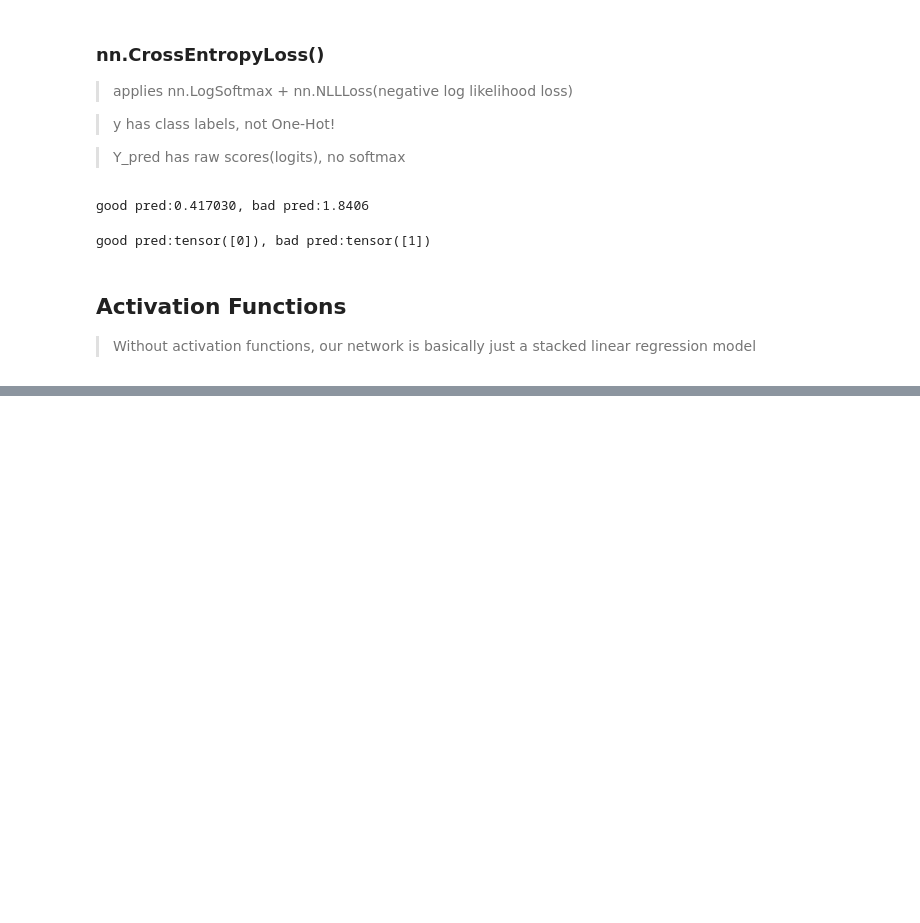
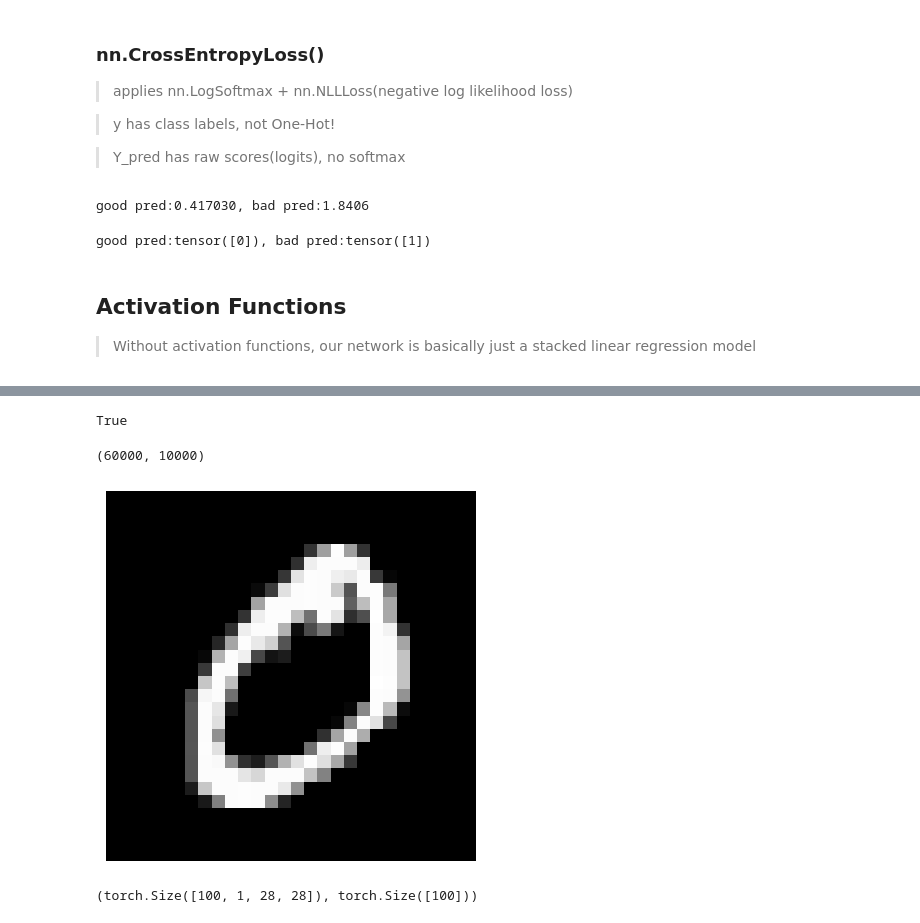
Before and after one commit to bthek1/DeepLearning, a Jupyter notebook: nbs/012_pytorch_model.ipynb, the cells around one changed output, grey strips where cells are left out. Drawn from its saved outputs; the diff is of its cells as text; code cells hidden in the pictures; blank space fills up the shorter version.

Commit message:
"b'M  DeepLearning/__init__.py\nM  nbs/012_pytorch_model.ipynb\nA  nbs/013_Transfer_Learning_resnet18.ipynb\nA  nbs/014_Models_Torch_Timm.ipynb\nA  nbs/015_TensorFlow.ipynb\nM  settings.ini\n'"

```diff
--- a/nbs/012_pytorch_model.ipynb
+++ b/nbs/012_pytorch_model.ipynb
@@ -1383,0 +1438,4 @@ crioterion = nn.CrossEntropyLoss()
+# %%
+torch.cuda.is_available()
+# %% [output]
+True
@@ -1383,0 +1450,29 @@ crioterion = nn.CrossEntropyLoss()
+# %%
+train_dataset = torchvision.datasets.MNIST(root="./data",
+                                           download=True,
+                                           train=True,
+                                           transform=transforms.ToTensor())
+
+test_dataset = torchvision.datasets.MNIST(root="./data",
+                                          download=True,
+                                          train=False,
+                                          transform=transforms.ToTensor())
+
+train_loader = torch.utils.data.DataLoader(dataset = train_dataset,
+                                           batch_size = batch_size,
+                                           shuffle = True)
+
+test_loader = torch.utils.data.DataLoader(dataset = train_dataset,
+                                          batch_size = batch_size,
+                                          shuffle = False)
+# %%
+len(train_dataset), len(test_dataset)
+# %% [output]
+(60000, 10000)
+# %%
+image, label = train_dataset[1]
+plt.imshow(transforms.ToPILImage()(image), cmap='gray')
+plt.axis('off')
+plt.show()
+# %% [output]
+[figure, added]
@@ -1383,0 +1482,4 @@ crioterion = nn.CrossEntropyLoss()
+# %%
+images.shape, labels.shape
+# %% [output]
+(torch.Size([100, 1, 28, 28]), torch.Size([100]))
```
Also changed, not shown: parts of 32 cells of this notebook, 4 other files.
